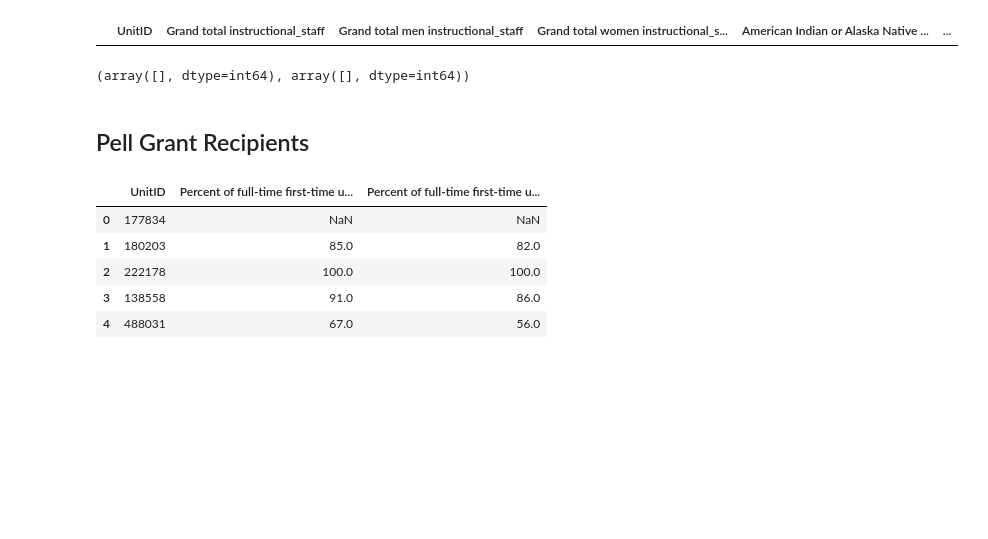
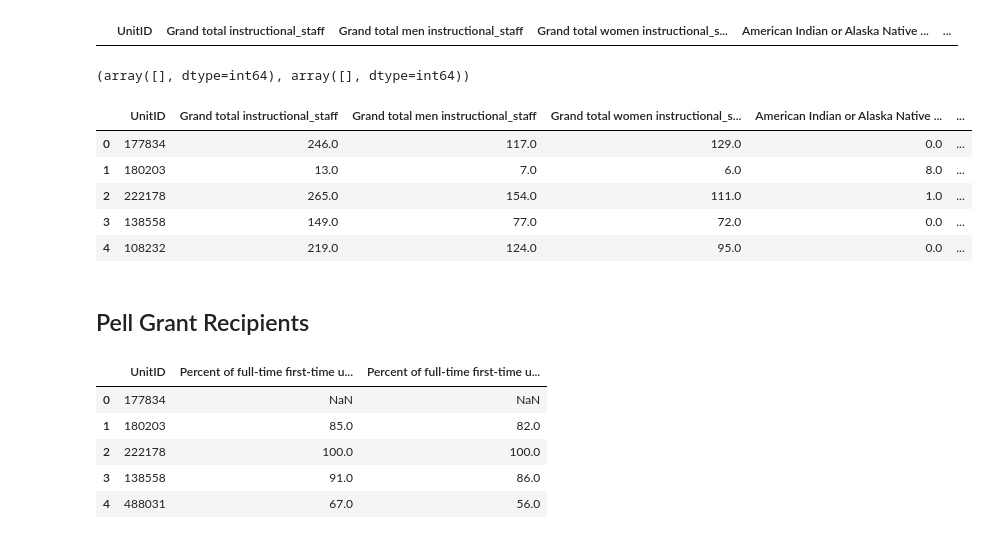
Before and after one commit to robcamp-code/DataSciencePortfolio, a Jupyter notebook: GradRates/DataWrangling.ipynb, the cells around one changed output. Cells and saved outputs as stored; diff of their text form; code cells hidden in the pictures; blank space fills up the shorter version.

```diff
--- a/GradRates/DataWrangling.ipynb
+++ b/GradRates/DataWrangling.ipynb
@@ -320,6 +320,15 @@ staff_df.head()
 np.where(np.isinf(staff_df))
 # %% [output]
 (array([], dtype=int64), array([], dtype=int64))
+# %%
+staff_df.head()
+# %% [output]
+|  | UnitID | Grand total instructional_staff | Grand total men instructional_staff | Grand total women instructional_s... | American Indian or Alaska Native ... | ... |
+| 0 | 177834 | 246.0 | 117.0 | 129.0 | 0.0 | ... |
+| 1 | 180203 | 13.0 | 7.0 | 6.0 | 8.0 | ... |
+| 2 | 222178 | 265.0 | 154.0 | 111.0 | 1.0 | ... |
+| 3 | 138558 | 149.0 | 77.0 | 72.0 | 0.0 | ... |
+| 4 | 108232 | 219.0 | 124.0 | 95.0 | 0.0 | ... |
 # %% [markdown]
 ## Pell Grant Recipients
 # %%
```
Also changed, not shown: parts of 11 cells of this notebook, 11 other files.
